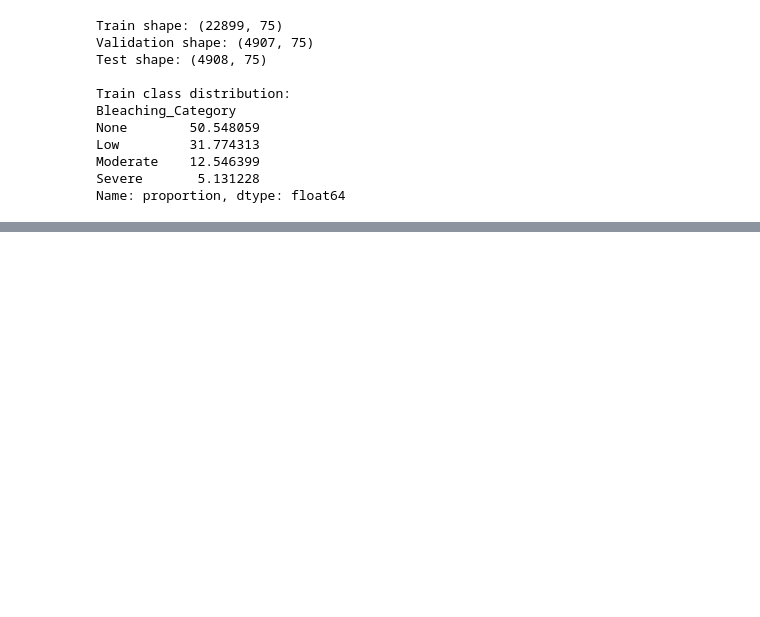
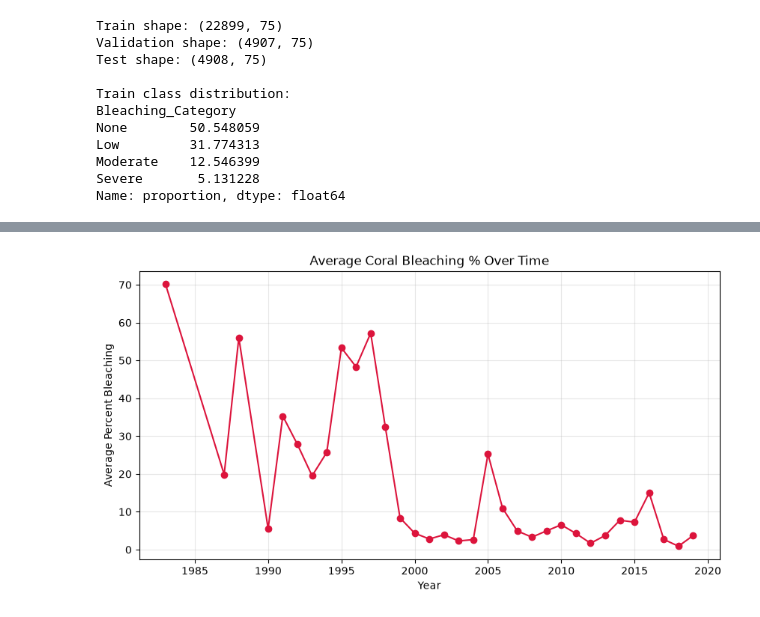
Before and after one commit to asthi1234/coral-reef-health-ai, a Jupyter notebook: notebooks/01_data_exploration.ipynb, the cells around one changed output, grey strips where cells are left out. Drawn from its saved outputs; the diff is of its cells as text; code cells hidden in the pictures; blank space fills up the shorter version.

```diff
--- a/notebooks/01_data_exploration.ipynb
+++ b/notebooks/01_data_exploration.ipynb
@@ -337,0 +354,11 @@ Name: proportion, dtype: float64
+# %%
+plt.figure(figsize=(10, 5))
+yearly_avg = coral_clean.groupby('Date_Year')['Percent_Bleaching'].mean()
+yearly_avg.plot(kind='line', marker='o', color='crimson')
+plt.title('Average Coral Bleaching % Over Time')
+plt.xlabel('Year')
+plt.ylabel('Average Percent Bleaching')
+plt.grid(True, alpha=0.3)
+plt.show()
+# %% [output]
+[figure, added]
```
Also changed, not shown: parts of 2 cells of this notebook.
